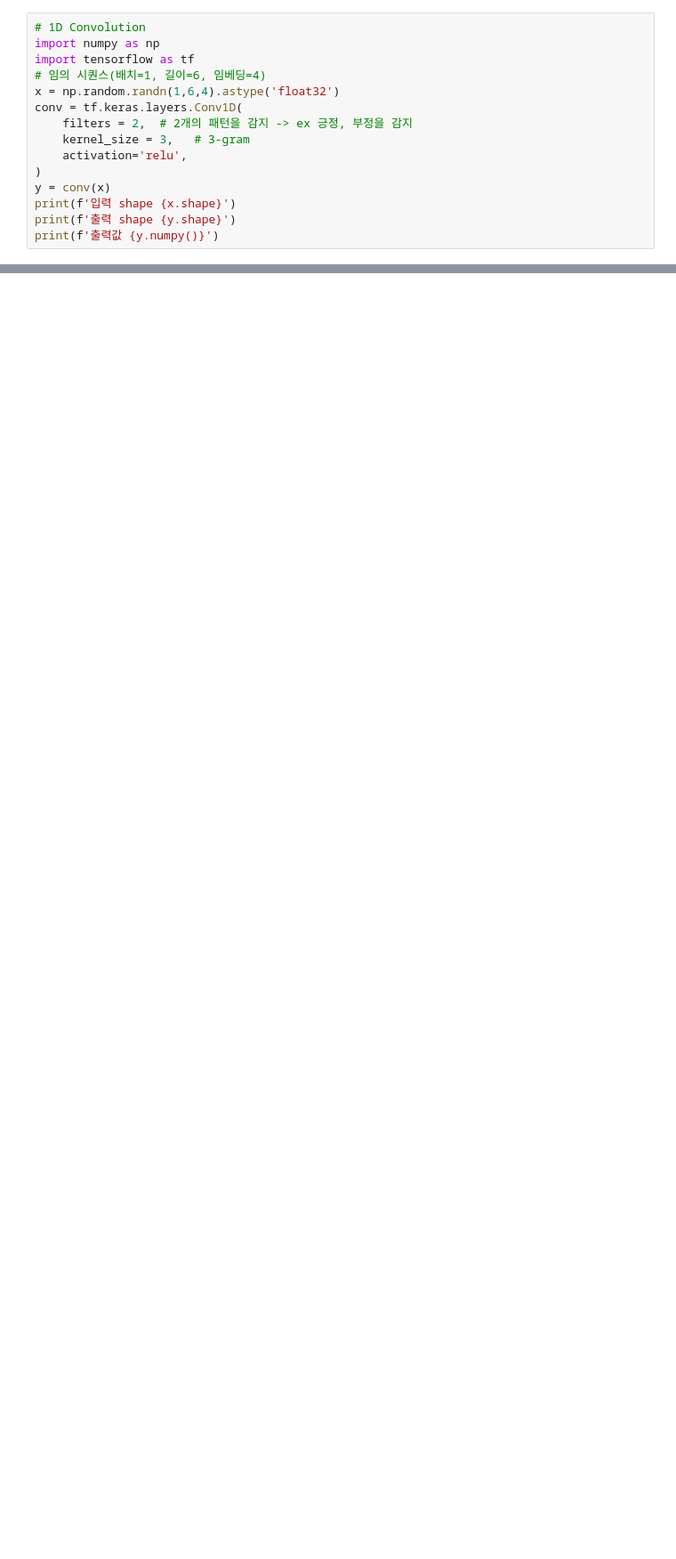
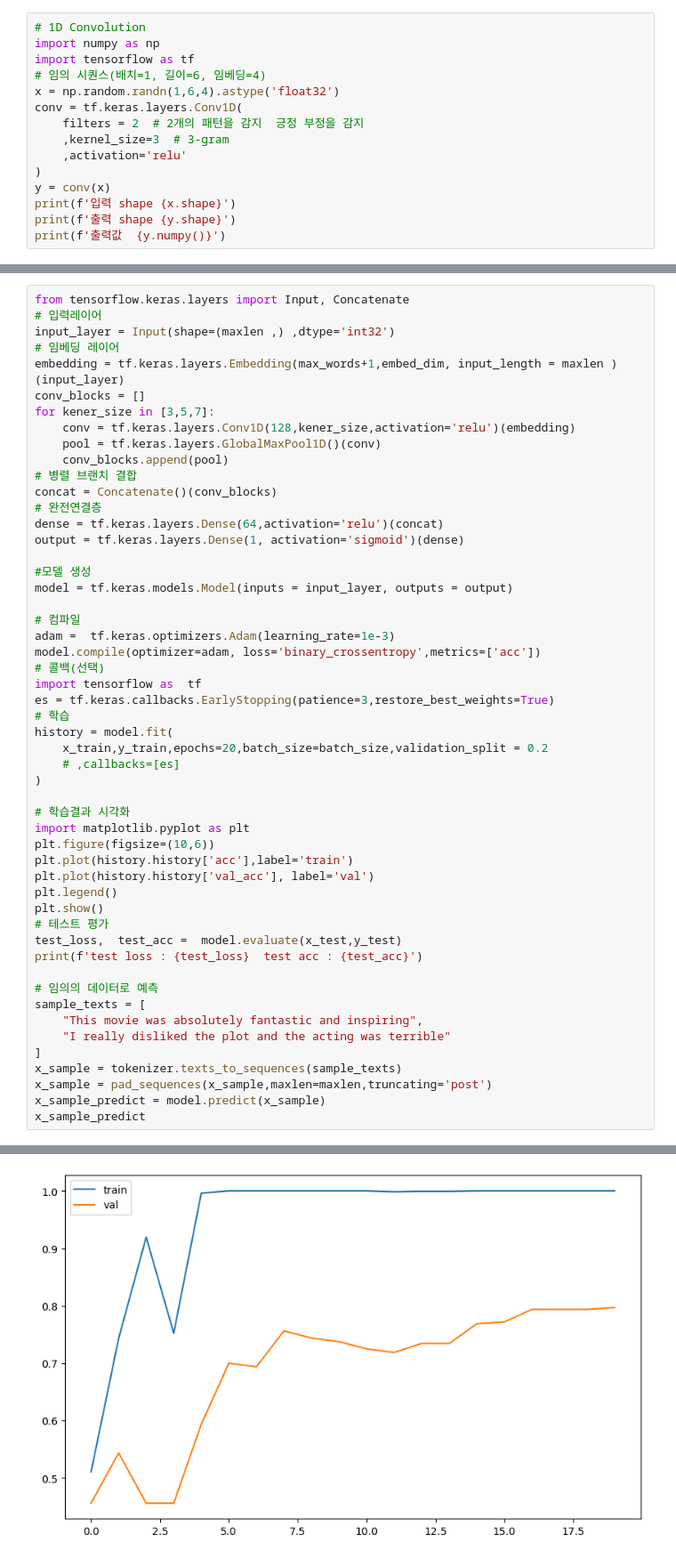
Before and after one commit to djdjdjdfh1/LLM, a Jupyter notebook: ch12/01.ipynb, the cells around one changed output, grey strips where cells are left out. Shown at 89% size. Cells and saved outputs as stored; diff of their text form; blank space fills up the shorter version.

Commit message:
text conv

```diff
--- a/ch12/01.ipynb
+++ b/ch12/01.ipynb
@@ -59,14 +67,14 @@ import tensorflow as tf
 # 임의 시퀀스(배치=1, 길이=6, 임베딩=4)
 x = np.random.randn(1,6,4).astype('float32')
 conv = tf.keras.layers.Conv1D(
-    filters = 2,  # 2개의 패턴을 감지 -> ex 긍정, 부정을 감지
-    kernel_size = 3,   # 3-gram
-    activation='relu',
+    filters = 2  # 2개의 패턴을 감지  긍정 부정을 감지
+    ,kernel_size=3  # 3-gram
+    ,activation='relu'
 )
 y = conv(x)
 print(f'입력 shape {x.shape}')
 print(f'출력 shape {y.shape}')
-print(f'출력값 {y.numpy()}')
+print(f'출력값  {y.numpy()}')
 # %% [output]
 입력 shape (1, 6, 4)
 출력 shape (1, 4, 2)
@@ -141,0 +385,53 @@ print(f'라벨 : {labels}')
+# %%
+from tensorflow.keras.layers import Input, Concatenate
+# 입력레이어
+input_layer = Input(shape=(maxlen ,) ,dtype='int32')
+# 임베딩 레이어
+embedding = tf.keras.layers.Embedding(max_words+1,embed_dim, input_length = maxlen )(input_layer)
+conv_blocks = []
+for kener_size in [3,5,7]:
+    conv = tf.keras.layers.Conv1D(128,kener_size,activation='relu')(embedding)
+    pool = tf.keras.layers.GlobalMaxPool1D()(conv)
+    conv_blocks.append(pool)
+# 병렬 브랜치 결합
+concat = Concatenate()(conv_blocks)
+# 완전연결층
+dense = tf.keras.layers.Dense(64,activation='relu')(concat)
+output = tf.keras.layers.Dense(1, activation='sigmoid')(dense)
+
+#모델 생성
+model = tf.keras.models.Model(inputs = input_layer, outputs = output)
+
+# 컴파일
+adam =  tf.keras.optimizers.Adam(learning_rate=1e-3)
+model.compile(optimizer=adam, loss='binary_crossentropy',metrics=['acc'])
+# 콜백(선택)
+import tensorflow as  tf
+es = tf.keras.callbacks.EarlyStopping(patience=3,restore_best_weights=True)
+# 학습
+history = model.fit(
+    x_train,y_train,epochs=20,batch_size=batch_size,validation_split = 0.2
+    # ,callbacks=[es]
+)
+
+# 학습결과 시각화
+import matplotlib.pyplot as plt
+plt.figure(figsize=(10,6))
+plt.plot(history.history['acc'],label='train')
+plt.plot(history.history['val_acc'], label='val')
+plt.legend()
+plt.show()
+# 테스트 평가
+test_loss,  test_acc =  model.evaluate(x_test,y_test)
+print(f'test loss : {test_loss}  test acc : {test_acc}')
+
+# 임의의 데이터로 예측
+sample_texts = [
+    "This movie was absolutely fantastic and inspiring",
+    "I really disliked the plot and the acting was terrible"
+]
+x_sample = tokenizer.texts_to_sequences(sample_texts)
+x_sample = pad_sequences(x_sample,maxlen=maxlen,truncating='post')
+x_sample_predict = model.predict(x_sample)
+x_sample_predict
+# %% [output]
@@ -141,0 +455 @@ print(f'라벨 : {labels}')
+[figure, added]
```
Also changed, not shown: parts of 21 cells of this notebook.
